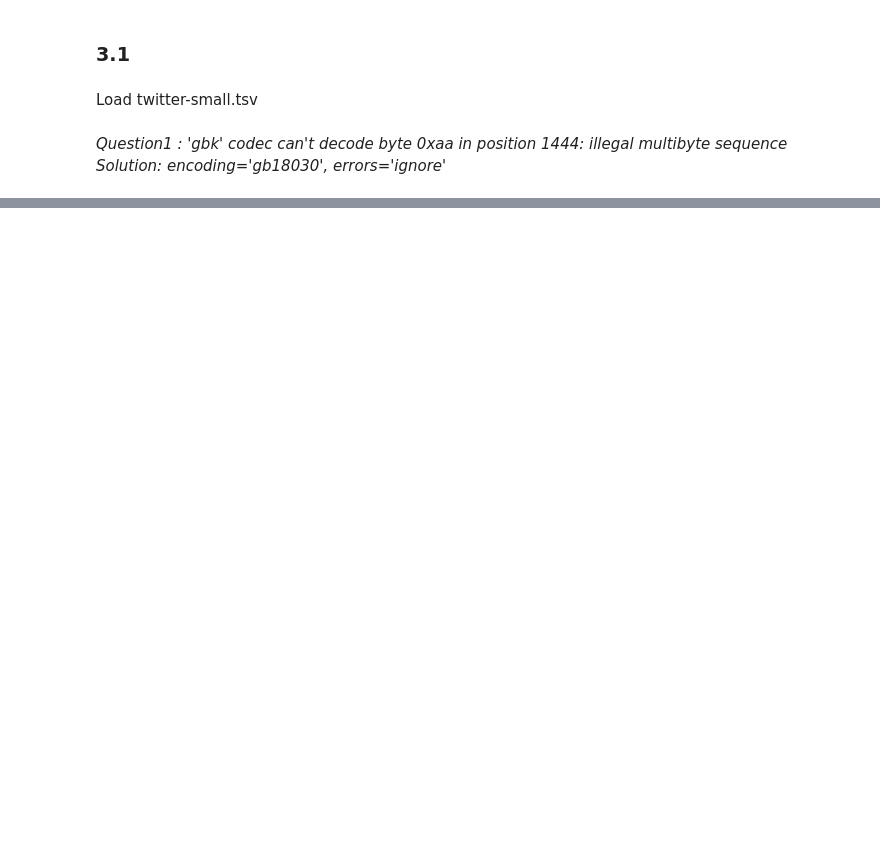
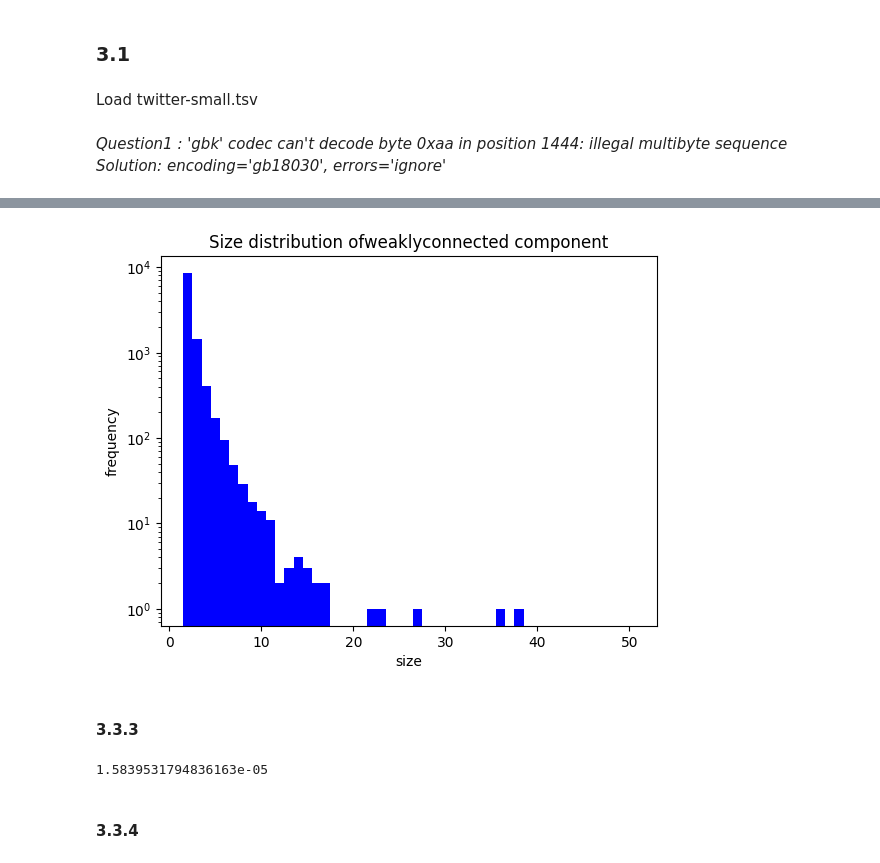
Before and after one commit to X1anghe/SNA_Assignments, a Jupyter notebook: Assignment2/src/SNA2.ipynb, the cells around one changed output, grey strips where cells are left out. Drawn from its saved outputs; the diff is of its cells as text; code cells hidden in the pictures; blank space fills up the shorter version.

```diff
--- a/Assignment2/src/SNA2.ipynb
+++ b/Assignment2/src/SNA2.ipynb
@@ -125,0 +220,12 @@ csvWrite.close()
+# %%
+show_size_plot(size_frequency_weakly, 'weakly')
+# %% [output]
+[figure, added]
+# %% [markdown]
+#### 3.3.3
+# %%
+print(nx.density(Gs))
+# %% [output]
+1.5839531794836163e-05
+# %% [markdown]
+#### 3.3.4
```
Also changed, not shown: parts of 82 cells of this notebook, 12 other files.
